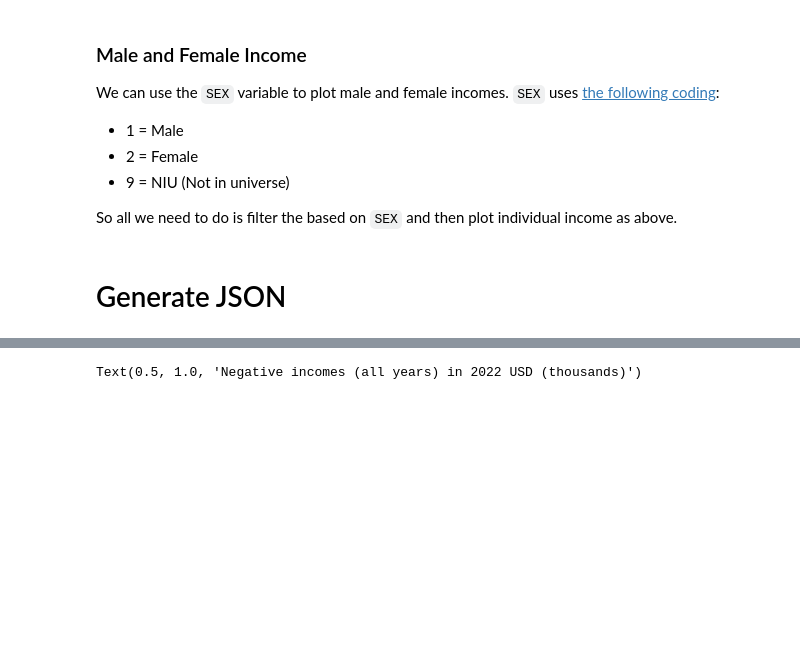
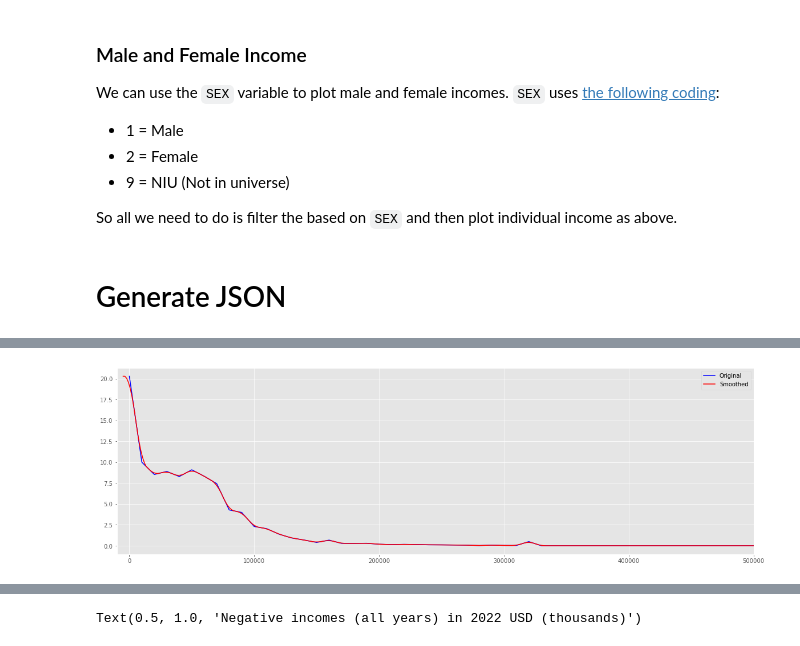
Before and after one commit to hamishhuggard/us-income-visualisations, a Jupyter notebook: create-animations.ipynb, the cells around one changed output, grey strips where cells are left out. Drawn from its saved outputs; the diff is of its cells as text; code cells hidden in the pictures; blank space fills up the shorter version.

```diff
--- a/create-animations.ipynb
+++ b/create-animations.ipynb
@@ -502,17 +555,19 @@ with open('./webpage/household.json', 'w') as f:
 # %%
-json_data.update(
-    get_distplot_json(
-        data=male_data,
-        income_col='INCTOT22',
-        year_col='YEAR',
-        weights_col='ASECWT',
-        min_income=0,
-        years=years,
-        bin_edges=list(range(0, int(1.5e6 + 1), 10_000)) + [np.inf]
-    )
+male_json = get_distplot_json(
+    data=male_data,
+    income_col='INCTOT22',
+    year_col='YEAR',
+    weights_col='ASECWT',
+    min_income=0,
+    years=years,
+    bin_edges=bin_edges + [np.inf]
 )
-json_data['binsX'] = [ x_axis_stretch(x) for x in json_data['binsX'] ]
-json_data['title'] = "Male Individual Income in 2022 dollars (% of individuals)"
+
+male_json['title'] = "Male Individual Income in 2022 dollars (% of individuals)"
+
+male_json = add_and_plot_reference_line(male_json, window_size=6)
 
 with open('./webpage/male.json', 'w') as f:
-    json.dump(json_data, f, indent=4)
+    json.dump(male_json, f, indent=4)
+# %% [output]
+[figure, added]
```
Also changed, not shown: parts of 25 cells of this notebook, 6 other files.
